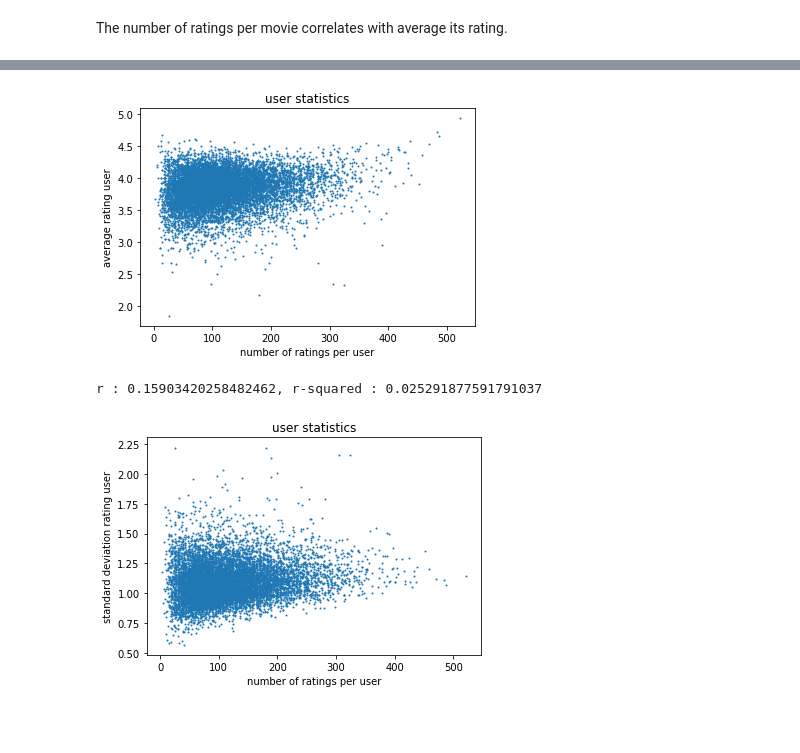
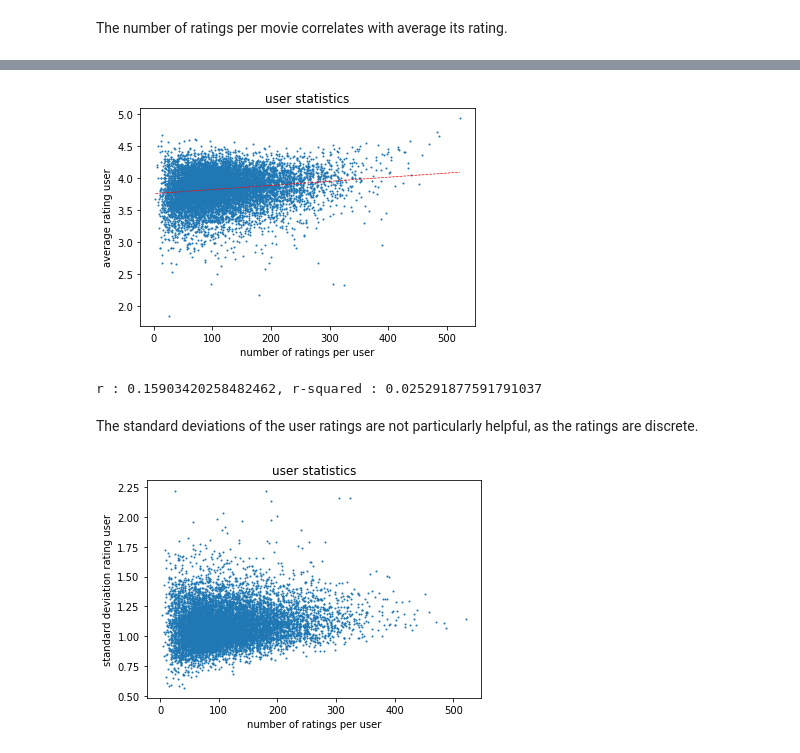
Before and after one commit to Anne-Aimee/recommender_system, a Jupyter notebook: src/main.ipynb, the cells around one changed output, grey strips where cells are left out. Drawn from its saved outputs; the diff is of its cells as text; code cells hidden in the pictures; blank space fills up the shorter version.

```diff
--- a/src/main.ipynb
+++ b/src/main.ipynb
@@ -84,19 +84,25 @@ The average rating a user gives, however, seems to be unrelated to how many movi
 # %%
 sum_ratings_user = np.squeeze(np.asarray(ratings.sum(0)))    # sum of the nonzero elements, for each row
 count_ratings_user = np.diff(ratings.tocsc().indptr)         # count of the nonzero elements, for each row
 average_ratings_user = sum_ratings_user/count_ratings_user
 
 plt.scatter(count_ratings_user,average_ratings_user,s=1)
 plt.title("user statistics")
 plt.xlabel("number of ratings per user")
 plt.ylabel("average rating user")
-plt.show()
+
 # fit linear regression
 slope, intercept, r_value, p_value, std_err = scipy.stats.linregress(count_ratings_user,average_ratings_user)
+min_count = min(count_ratings_user)
+max_count = max(count_ratings_user)
+plt.plot((min_count,max_count), (min_count*slope + intercept,max_count*slope + intercept),'r',linewidth=0.7,linestyle='dashed')
+plt.show()
 print("r : {}, r-squared : {}".format(r_value, r_value**2))
 # %% [output]
-[figure, old version]
+[figure, new version]
 r : 0.15903420258482462, r-squared : 0.025291877591791037
+# %% [markdown]
+The standard deviations of the user ratings are not particularly helpful, as the ratings are discrete.
 # %%
 normalized_ratings = ratings.tocoo()
 normalized_ratings.data -= np.mean(normalized_ratings.data)
```
Also changed, not shown: parts of 8 cells of this notebook.
